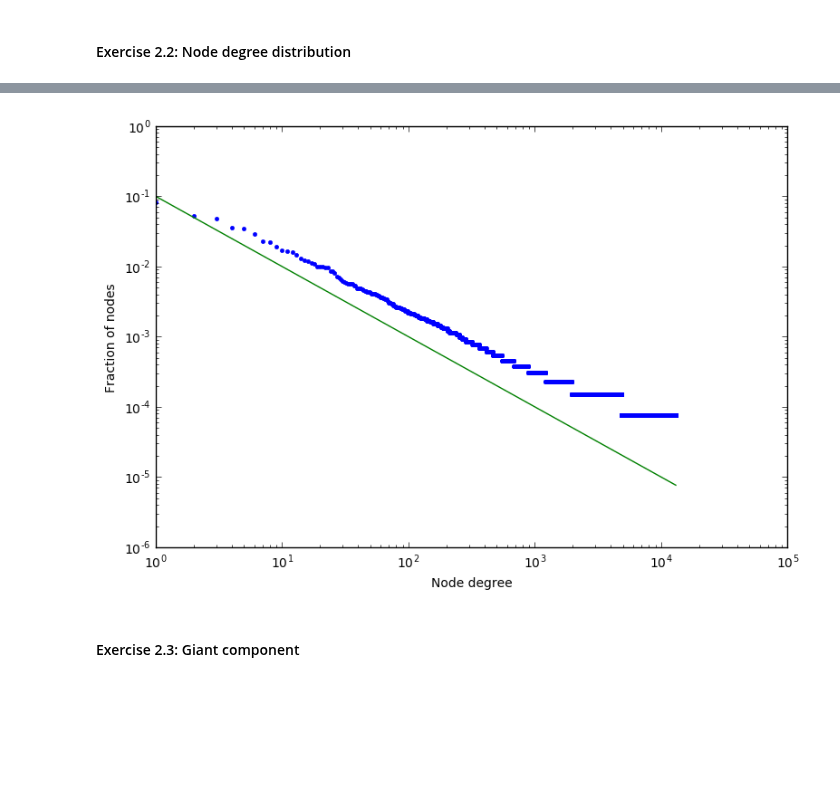
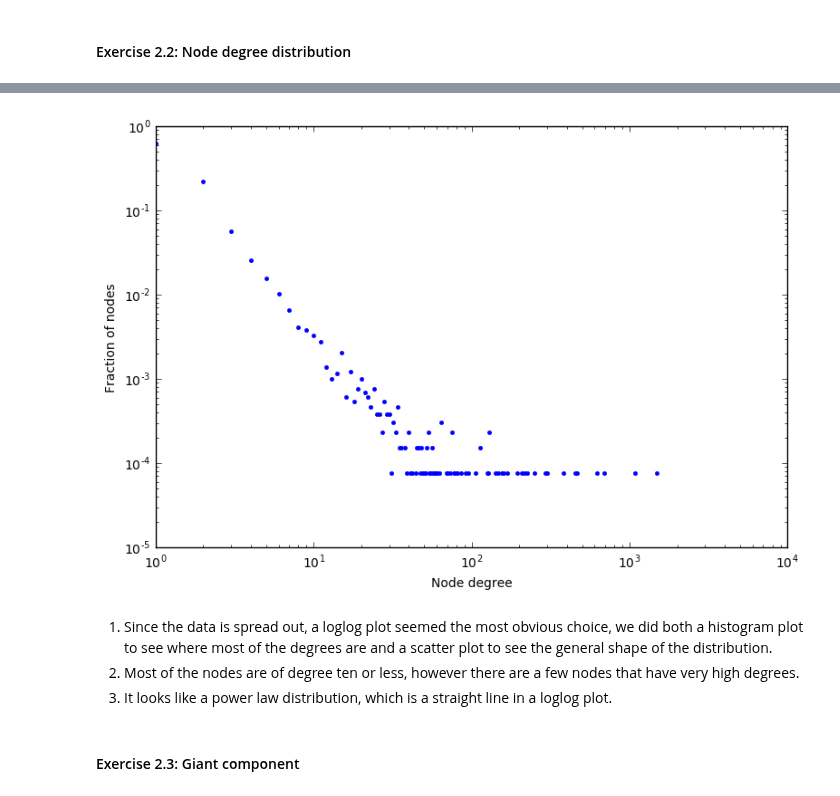
Before and after one commit to raphaelBarman/internetAnalytics, a Jupyter notebook: ix-lab2/notebooks/ix-lab2-notebook-part1.ipynb, the cells around one changed output, grey strips where cells are left out. Saved outputs shown, nothing was run; the diff lists cells and outputs as text; code cells hidden in the pictures; blank space fills up the shorter version.

```diff
--- a/ix-lab2/notebooks/ix-lab2-notebook-part1.ipynb
+++ b/ix-lab2/notebooks/ix-lab2-notebook-part1.ipynb
@@ -61,18 +62,26 @@ plt.show()
 # %%
+# We make the figure bigger
 plt.rcParams["figure.figsize"][0] = 9.0
 plt.rcParams["figure.figsize"][1] = 6.0
-node_degree = nx.degree(graph)
-degree_sequence=sorted(nx.degree(graph).values(),reverse=True)
+
+# node_degree = nx.degree(graph)
+# degree_sequence=sorted(nx.degree(graph).values(),reverse=True)
+degree_sequence = np.array(nx.degree_histogram(graph))/nx.number_of_nodes(graph)
 sequence = np.arange(0,len(degree_sequence),1)
-powerlaw = lambda x, gamma: gamma*x**gamma/x**(gamma+1)
-degree_sequence = [float(x)/nx.number_of_nodes(graph) for x in degree_sequence]
+
+# powerlaw = lambda x, gamma: gamma*np.mean(x)**gamma/x**(gamma+1)
+# degree_sequence = [float(x)/nx.number_of_nodes(graph) for x in degree_sequence]
 plt.loglog(sequence,degree_sequence,'.')
-plt.loglog(sequence,powerlaw(sequence,0.10))
+# plt.loglog(sequence,powerlaw(sequence,0.001))
 plt.xlabel("Node degree")
 plt.ylabel("Fraction of nodes")
 plt.show()
 # %% [output]
-[figure, old version]
+[figure, new version]
+# %% [markdown]
+1. Since the data is spread out, a loglog plot seemed the most obvious choice, we did both a histogram plot to see where most of the degrees are and a scatter plot to see the general shape of the distribution.
+2. Most of the nodes are of degree ten or less, however there are a few nodes that have very high degrees.
+3. It looks like a power law distribution, which is a straight line in a loglog plot.
 # %% [markdown]
 #### Exercise 2.3: Giant component
 # %%
```
Also changed, not shown: parts of 17 cells of this notebook.
